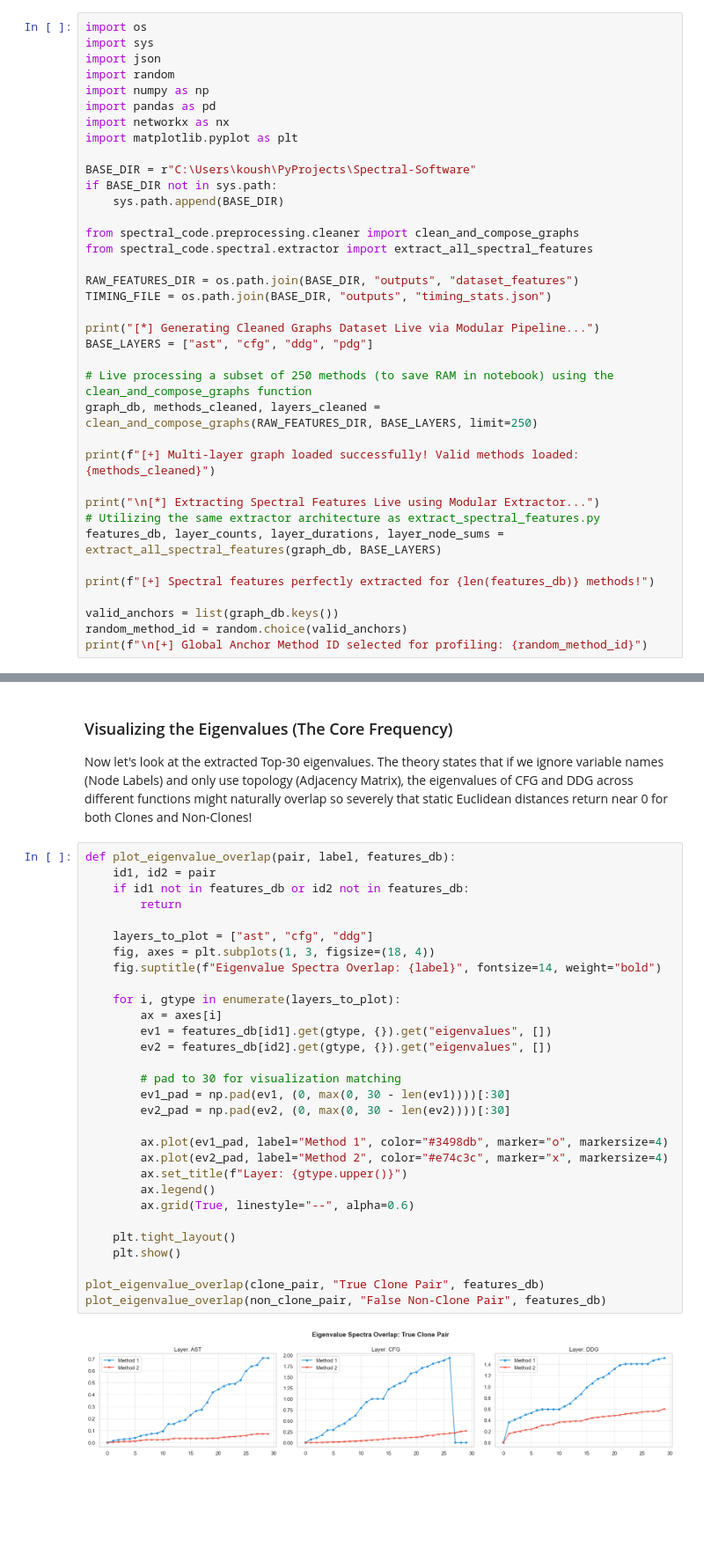
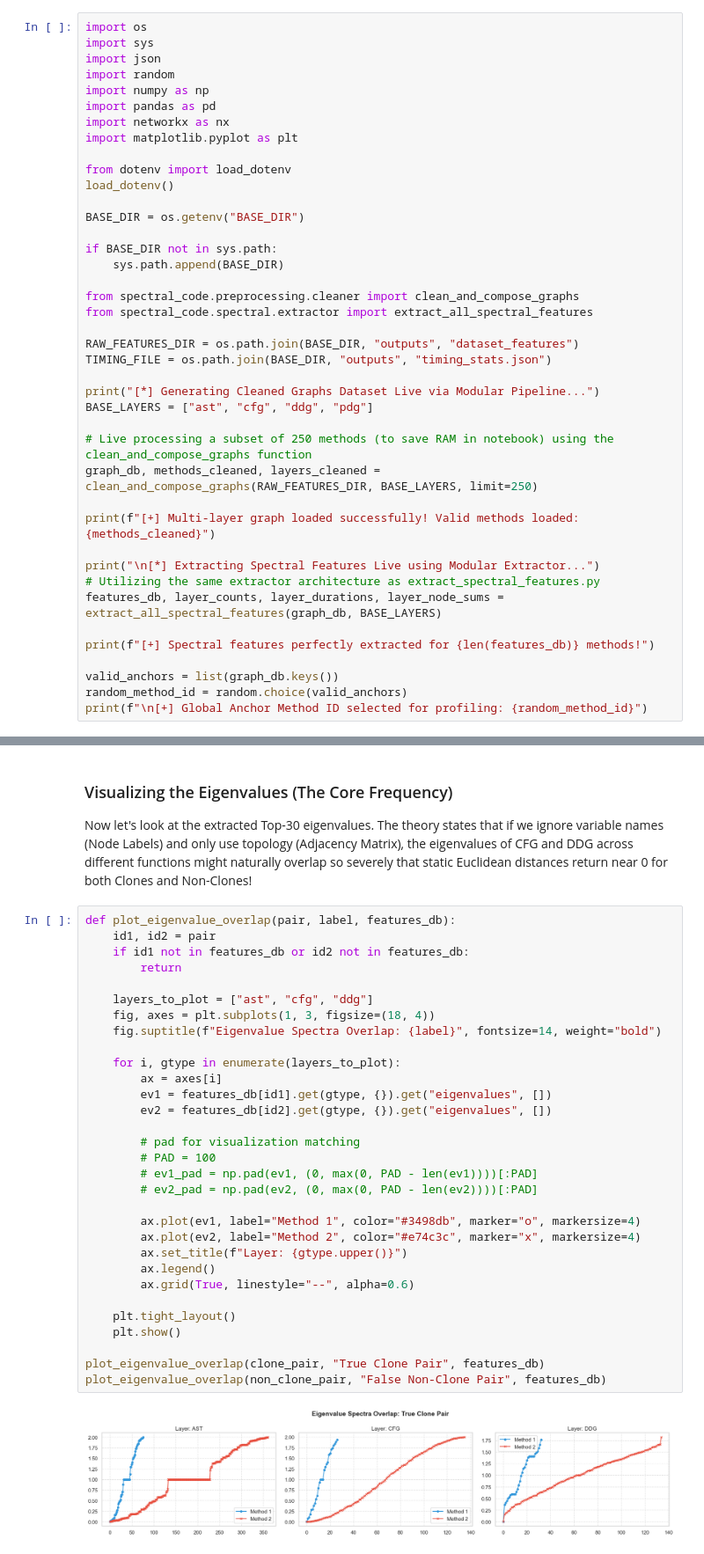
Before and after one commit to Knowledge4Software/Spectral-Software, a Jupyter notebook: Spectral_Analysis_Dashboard.ipynb, the cells around one changed output, grey strips where cells are left out. Shown at 88% size. Drawn from its saved outputs; the diff is of its cells as text; blank space fills up the shorter version.

```diff
--- a/Spectral_Analysis_Dashboard.ipynb
+++ b/Spectral_Analysis_Dashboard.ipynb
@@ -20,7 +20,11 @@ import pandas as pd
 import networkx as nx
 import matplotlib.pyplot as plt
 
-BASE_DIR = r"C:\Users\koush\PyProjects\Spectral-Software"
+from dotenv import load_dotenv
+load_dotenv()
+
+BASE_DIR = os.getenv("BASE_DIR")
+
 if BASE_DIR not in sys.path:
     sys.path.append(BASE_DIR)
 
@@ -670,32 +675,33 @@ Now let's look at the extracted Top-30 eigenvalues. The theory states that if we
 # %%
 def plot_eigenvalue_overlap(pair, label, features_db):
     id1, id2 = pair
     if id1 not in features_db or id2 not in features_db:
         return
 
     layers_to_plot = ["ast", "cfg", "ddg"]
     fig, axes = plt.subplots(1, 3, figsize=(18, 4))
     fig.suptitle(f"Eigenvalue Spectra Overlap: {label}", fontsize=14, weight="bold")
 
     for i, gtype in enumerate(layers_to_plot):
         ax = axes[i]
         ev1 = features_db[id1].get(gtype, {}).get("eigenvalues", [])
         ev2 = features_db[id2].get(gtype, {}).get("eigenvalues", [])
 
-        # pad to 30 for visualization matching
-        ev1_pad = np.pad(ev1, (0, max(0, 30 - len(ev1))))[:30]
-        ev2_pad = np.pad(ev2, (0, max(0, 30 - len(ev2))))[:30]
+        # pad for visualization matching
+        # PAD = 100
+        # ev1_pad = np.pad(ev1, (0, max(0, PAD - len(ev1))))[:PAD]
+        # ev2_pad = np.pad(ev2, (0, max(0, PAD - len(ev2))))[:PAD]
 
-        ax.plot(ev1_pad, label="Method 1", color="#3498db", marker="o", markersize=4)
-        ax.plot(ev2_pad, label="Method 2", color="#e74c3c", marker="x", markersize=4)
+        ax.plot(ev1, label="Method 1", color="#3498db", marker="o", markersize=4)
+        ax.plot(ev2, label="Method 2", color="#e74c3c", marker="x", markersize=4)
         ax.set_title(f"Layer: {gtype.upper()}")
         ax.legend()
         ax.grid(True, linestyle="--", alpha=0.6)
 
     plt.tight_layout()
     plt.show()
 
 plot_eigenvalue_overlap(clone_pair, "True Clone Pair", features_db)
 plot_eigenvalue_overlap(non_clone_pair, "False Non-Clone Pair", features_db)
 # %% [output]
-[figure, old version]
+[figure, new version]
```
Also changed, not shown: parts of 13 cells of this notebook, 5 other files.
